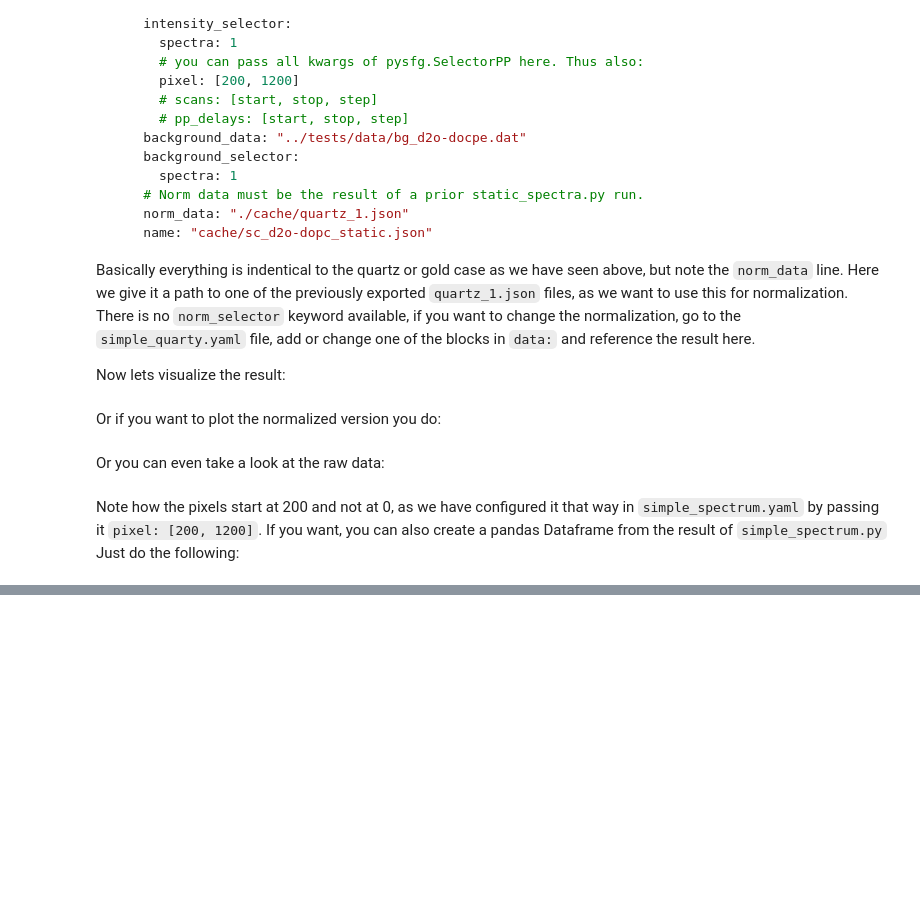
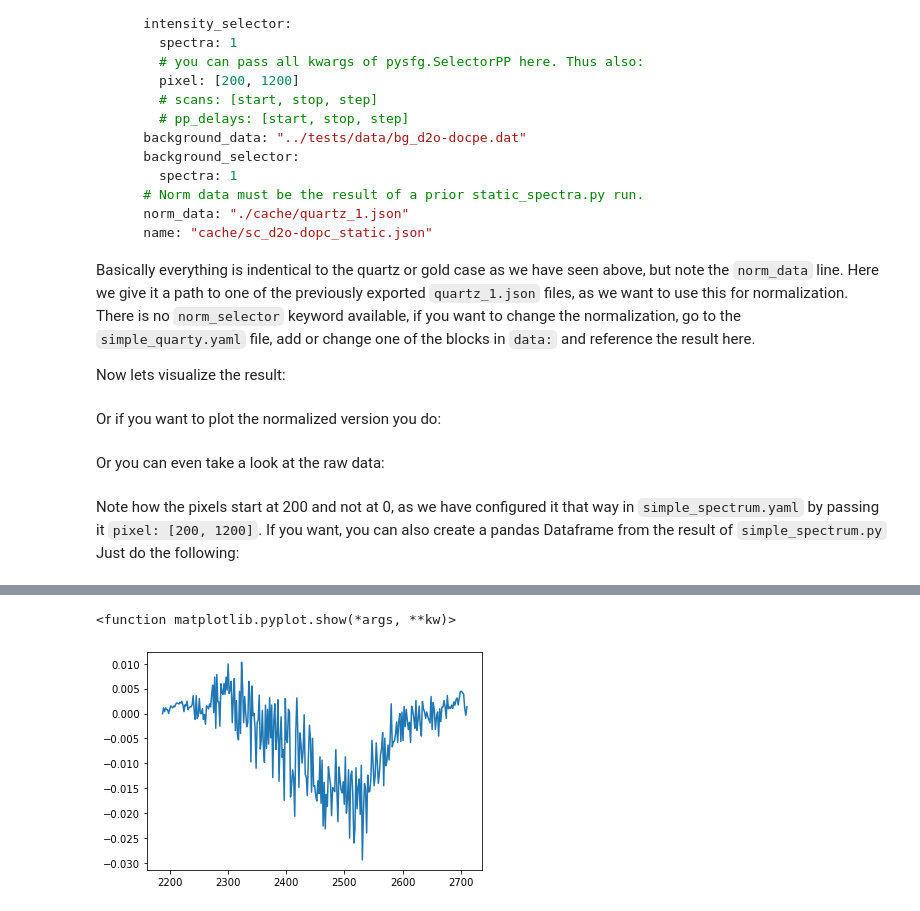
Before and after one commit to deisi/pysfg, a Jupyter notebook: templates/Tutorial.ipynb, the cells around one changed output, grey strips where cells are left out. Drawn from its saved outputs; the diff is of its cells as text; code cells hidden in the pictures; blank space fills up the shorter version.

```diff
--- a/templates/Tutorial.ipynb
+++ b/templates/Tutorial.ipynb
@@ -221,0 +278,9 @@ pd.read_json('./cache/sc_d2o-dopc_static.json')
+# %%
+bleach = pysfg.spectrum.json_to_bleach('./cache/bleach.json')
+# %%
+fig, ax = plt.subplots()
+plt.plot(bleach.wavenumber, bleach.normalized[13])
+plt.show
+# %% [output]
+<function matplotlib.pyplot.show(*args, **kw)>
+[figure, added]
```
Also changed, not shown: parts of 9 cells of this notebook, 6 other files.
